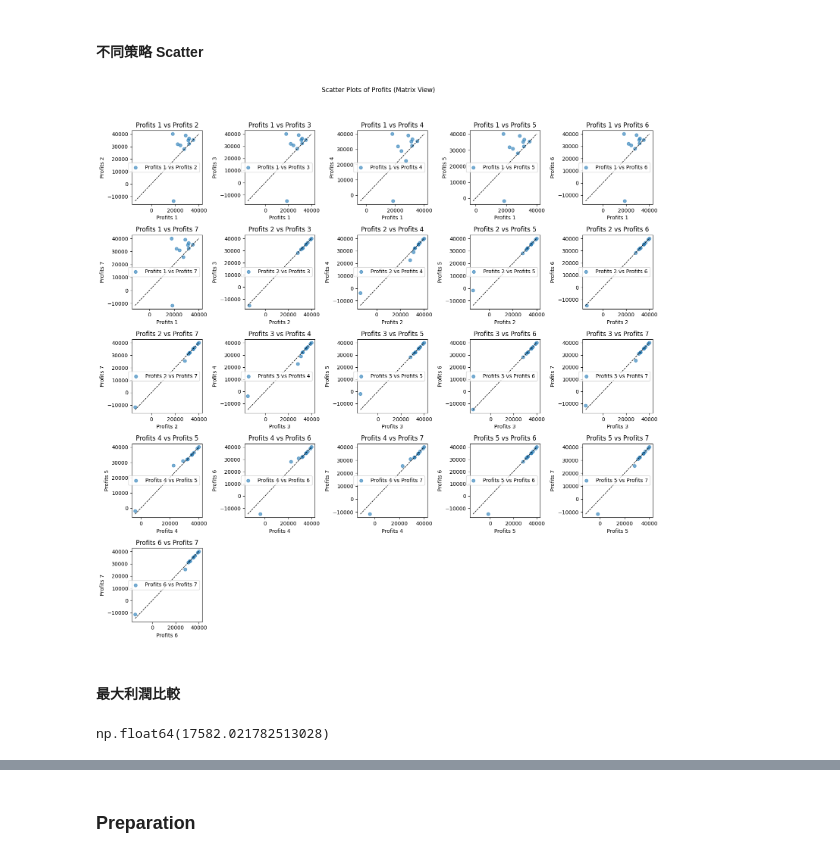
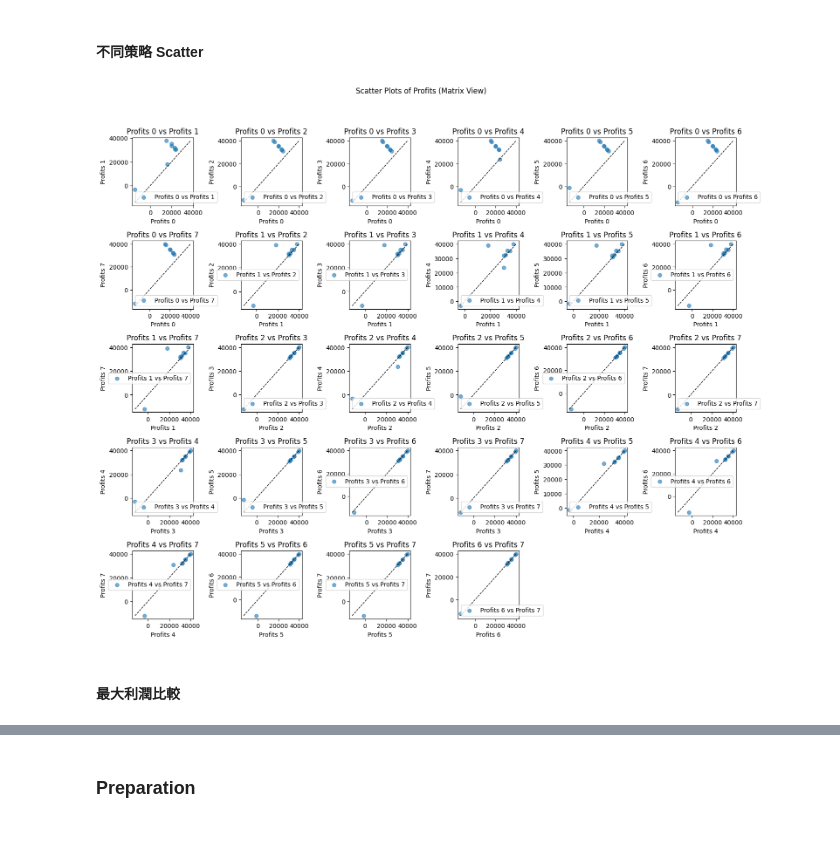
Before and after one commit to hanyuany14/Two-Phase-Newsvendor, a Jupyter notebook: Week_HW.ipynb, the cells around one changed output, grey strips where cells are left out. Drawn from its saved outputs; the diff is of its cells as text; code cells hidden in the pictures.

```diff
--- a/Week_HW.ipynb
+++ b/Week_HW.ipynb
@@ -4706,6 +4709,7 @@ def __fully_flexible_beta_with_softmax_7(
             # 用線性回歸計算確定最佳補貨時間
 
             ### 訓練 beta(使用 softmax)
+
             exp_tau_vars = []
             for k in range(K):
 
@@ -4907,8 +4911,9 @@ def __fully_flexible_beta_with_softmax_7(
 
                 alpha_values = np.array([alpha.X for _, alpha in alphas.items()])
                 beta_values = np.array(
-                    [[betas[i, j].X for j in range(1)] for i in range(K)]
+                    [[betas[i, j].X for j in range(features_num + 1)] for i in range(K)]
                 )
+
                 f_values = np.array([f.X for _, f in f_vars.items()])
                 tau_values = np.array(
                     [[tau_vars[i, j].X for j in range(1)] for i in range(K)]
@@ -5050,31 +5055,31 @@ def fully_flexible_beta_with_softmax_7(
     else:
         (
             all_Rs,
-            losses,
-            lefts,
-            profits,
-            operation_profits,
+            all_losses,
+            all_lefts,
+            all_profits,
+            all_operation_profits,
             alpha_values,
             beta_values,
-            F_vars,
-            Q0_vars,
-            Q1_vars,
+            all_Fs,
+            all_Q0s,
+            all_Q1s,
             f_values,
             tau_values,
         ) = result
         return make_s3_related_strtegies_result(
-            all_Rs,
-            losses,
-            lefts,
-            profits,
-            operation_profits,
-            alpha_values,
-            beta_values,
-            F_vars,
-            Q0_vars,
-            Q1_vars,
-            f_values,
-            tau_values,
+            all_Rs=all_Rs,
+            losses=all_losses,
+            lefts=all_lefts,
+            profits=all_profits,
+            operation_profits=all_operation_profits,
+            alpha_values=alpha_values,
+            beta_values=beta_values,
+            F_vars=all_Fs,
+            Q0_vars=all_Q0s,
+            Q1_vars=all_Q1s,
+            f_values=f_values,
+            tau_values=tau_values,
         )
 # %% [markdown]
 # Testing Utils
@@ -5981,22 +6910,19 @@ F=[0.8807970779778823, 0.8807970779778823, 0.8659181234752185, 0.880797077977882
 #### 不同策略 Scatter
 # %%
 dfs = [
+    baseline_stimulation_df,
     stimulation_results_df_1,
     stimulation_results_df_2,
     stimulation_results_df_3,
     stimulation_results_df_4,
     stimulation_results_df_5,
     stimulation_results_df_6,
     stimulation_results_df_7,
 ]
 plot_strategies_profits_scatter(dfs)
 # %% [output]
-[figure, old version]
+[figure, new version]
 # %% [markdown]
 #### 最大利潤比較
-# %%
-baseline_profit
-# %% [output]
-np.float64(17582.021782513028)
 # %%
 # 使用範例
```
Also changed, not shown: parts of 129 cells of this notebook, 30 other files.
